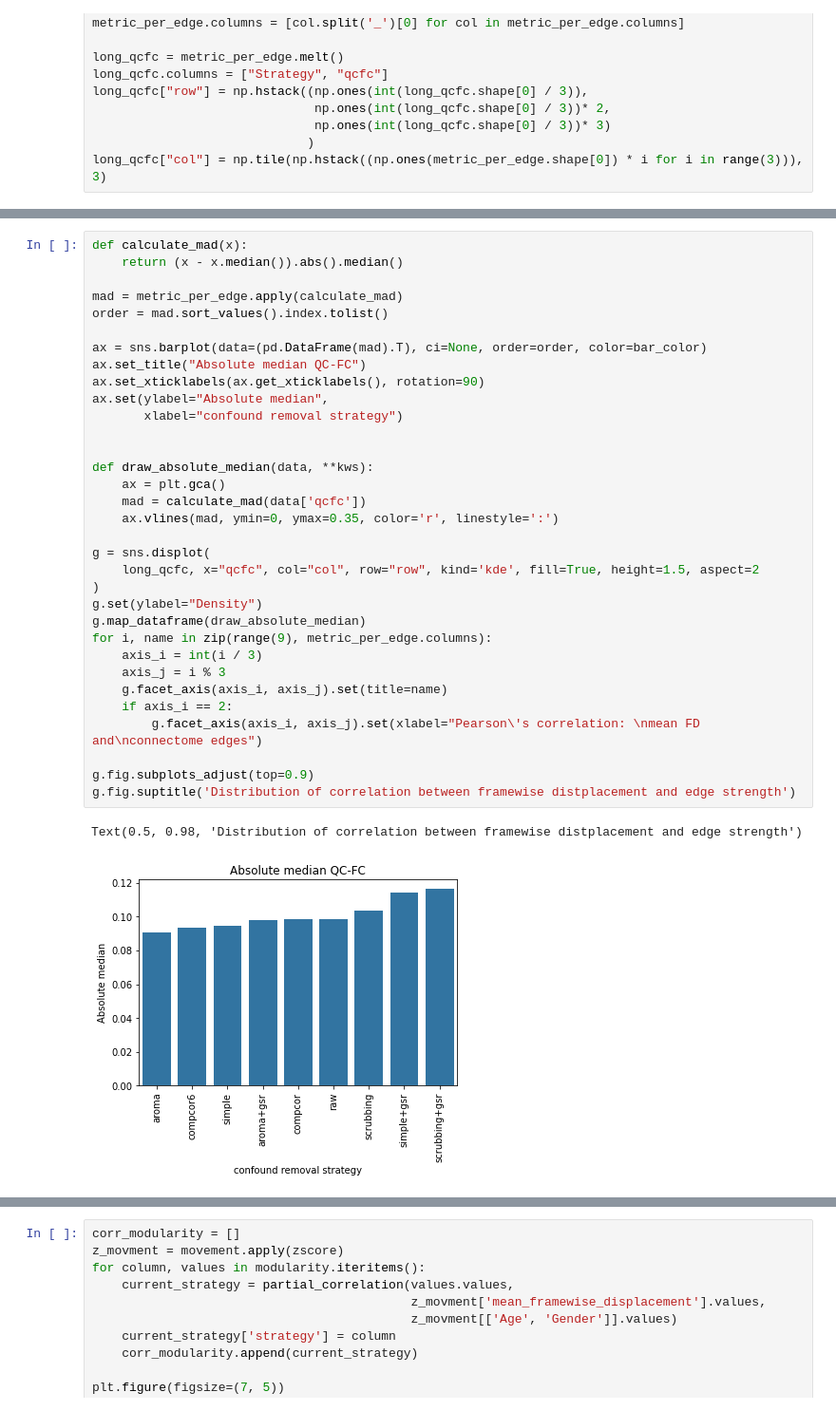
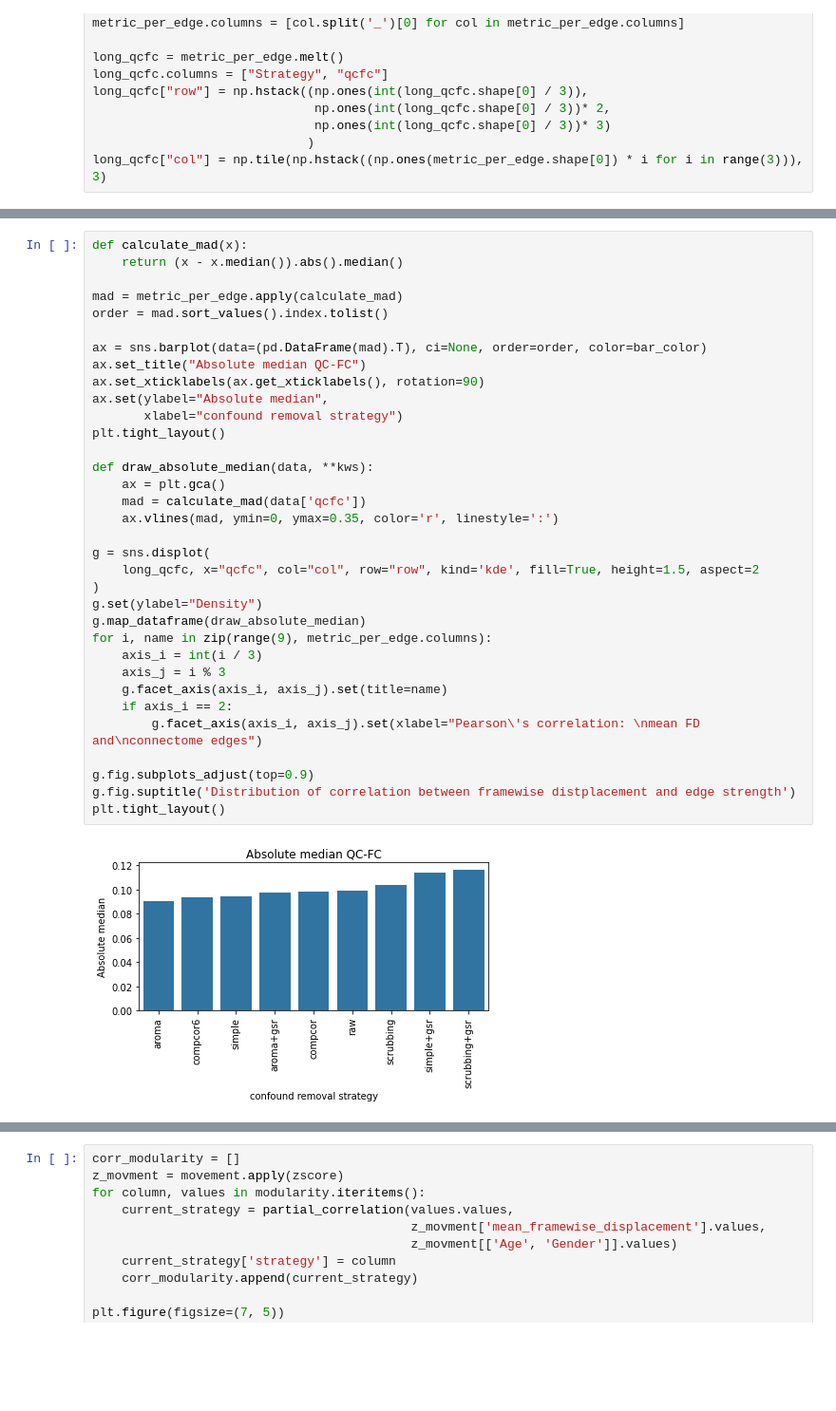
Before and after one commit to SIMEXP/fmriprep-denoise-benchmark, a Jupyter notebook: content/ohbm2022abstract.ipynb, the cells around one changed output, grey strips where cells are left out. Shown at 95% size. Drawn from its saved outputs; the diff is of its cells as text; blank space fills up the shorter version.

```diff
--- a/content/ohbm2022abstract.ipynb
+++ b/content/ohbm2022abstract.ipynb
@@ -110,33 +112,33 @@ def calculate_mad(x):
 
 mad = metric_per_edge.apply(calculate_mad)
 order = mad.sort_values().index.tolist()
 
 ax = sns.barplot(data=(pd.DataFrame(mad).T), ci=None, order=order, color=bar_color)
 ax.set_title("Absolute median QC-FC")
 ax.set_xticklabels(ax.get_xticklabels(), rotation=90)
 ax.set(ylabel="Absolute median",
        xlabel="confound removal strategy")
-
+plt.tight_layout()
 
 def draw_absolute_median(data, **kws):
     ax = plt.gca()
     mad = calculate_mad(data['qcfc'])
     ax.vlines(mad, ymin=0, ymax=0.35, color='r', linestyle=':')
 
 g = sns.displot(
     long_qcfc, x="qcfc", col="col", row="row", kind='kde', fill=True, height=1.5, aspect=2
 )
 g.set(ylabel="Density")
 g.map_dataframe(draw_absolute_median)
 for i, name in zip(range(9), metric_per_edge.columns):
     axis_i = int(i / 3)
     axis_j = i % 3
     g.facet_axis(axis_i, axis_j).set(title=name)
     if axis_i == 2:
         g.facet_axis(axis_i, axis_j).set(xlabel="Pearson\'s correlation: \nmean FD and\nconnectome edges")
 
 g.fig.subplots_adjust(top=0.9)
 g.fig.suptitle('Distribution of correlation between framewise distplacement and edge strength')
+plt.tight_layout()
 # %% [output]
-Text(0.5, 0.98, 'Distribution of correlation between framewise distplacement and edge strength')
-[figure, old version]
+[figure, new version]
```
Also changed, not shown: parts of 4 cells of this notebook, 9 other files.
